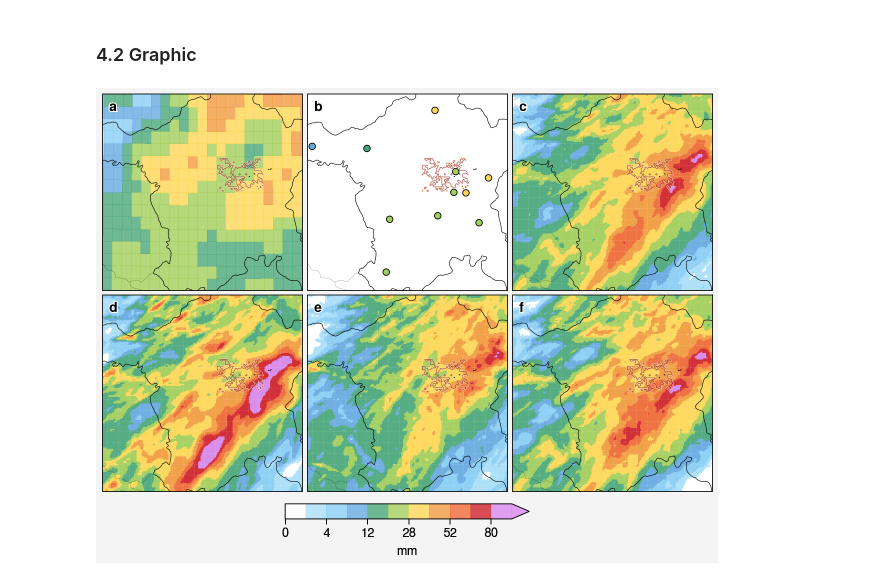
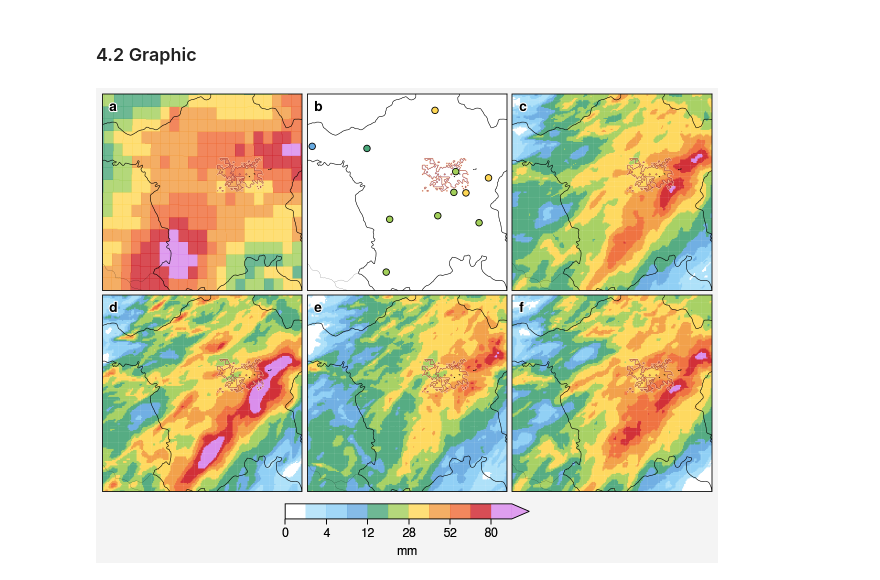
Before and after one commit to donmezkutay/Urban-Precipitation-Article, a Jupyter notebook: revision_daily_verification_spring.ipynb, the cells around one changed output. Cells and saved outputs as stored; diff of their text form; code cells hidden in the pictures.

Commit message:
#update imerg precipitation variable and later graphics

```diff
--- a/revision_daily_verification_spring.ipynb
+++ b/revision_daily_verification_spring.ipynb
@@ -251,7 +251,7 @@ metadata
 # %%
 # define general path to datasets
 data_source = 'imerg'
-imerg_var = 'IRprecipitation'
+imerg_var = 'precipitationCal'
 general_path = f'data/observation/{data_source}/*20140505*'
 
 # get individual data links
@@ -393,31 +393,36 @@ for t in range(graphic_no):
 
     elif t == 1:
         mesh = axs[t].scatter( metadata['x'].values,
                        metadata['y'].values,
                        c = observation.T.values,
                        marker = "o",
                        markersize = 22,
                        markeredgecolor = 'k',
                        cmap = cmap,
                        norm = norm,
                        #transform=cartopy.crs.PlateCarree(),
                        zorder = 0.2)
 
     contour = axs[t].contour(dt_border['lon'],
                             dt_border['lat'],
                             dt_border,
                             linewidth = 0.1
                             )
 
 # colorbar
 cbar = fig.colorbar(mesh,
                     label='mm',
                     ticks = ticks,
                     loc = 'b',
                     shrink = 0.4,
                     width = 0.15,
                     extend = 'max'
                     #col=2
                    )
+
+#save figure
+plt.savefig(r'pictures/revision_spring_verification_daily.jpeg',
+            bbox_inches='tight', optimize=True,
+            progressive=True, dpi=1000)
 # %% [output]
-[figure, old version]
+[figure, new version]
```
Also changed, not shown: parts of 1 cell of this notebook, 3 other files.
